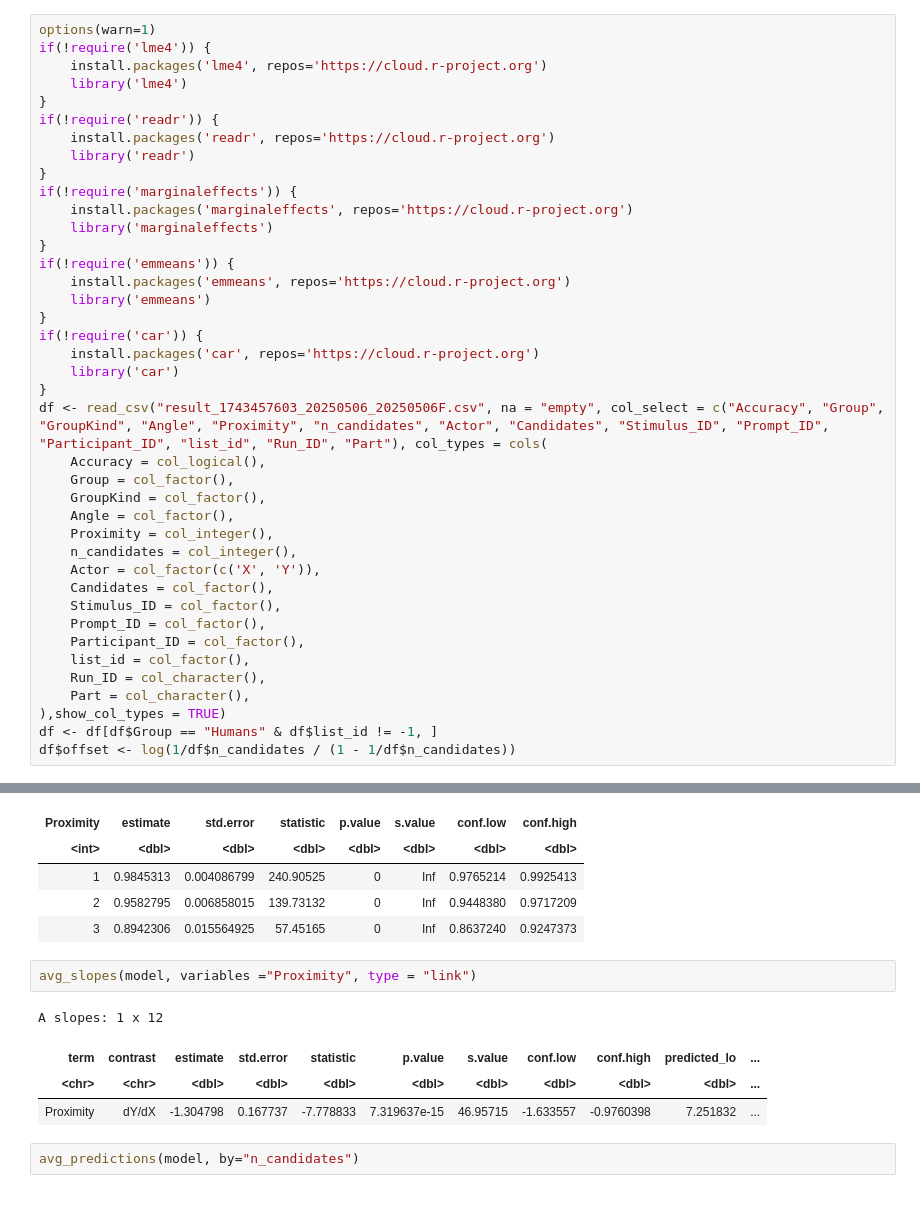
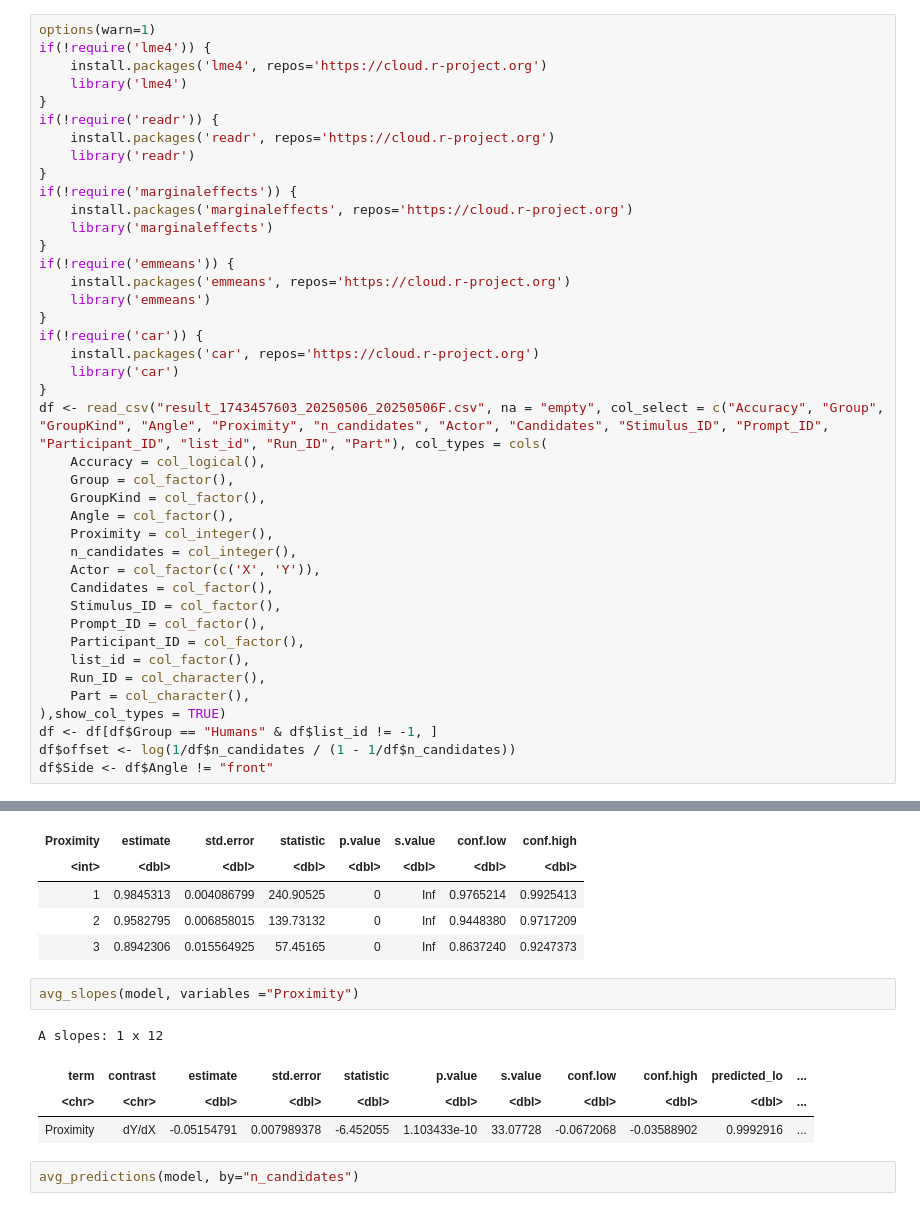
Before and after one commit to grow-ai-like-a-child/referential-gaze, a Jupyter notebook: human.ipynb, the cells around one changed output, grey strips where cells are left out. Cells and saved outputs as stored; diff of their text form.

```diff
--- a/human.ipynb
+++ b/human.ipynb
@@ -40,6 +40,7 @@ df <- read_csv("result_1743457603_20250506_20250506F.csv", na = "empty", col_sel
 ),show_col_types = TRUE)
 df <- df[df$Group == "Humans" & df$list_id != -1, ]
 df$offset <- log(1/df$n_candidates / (1 - 1/df$n_candidates))
+df$Side <- df$Angle != "front"
 # %% [output]
 Loading required package: lme4
 
@@ -205,12 +229,12 @@ A predictions: 3 x 8
 | 2 | 0.9582795 | 0.006858015 | 139.73132 | 0 | Inf | 0.9448380 | 0.9717209 |
 | 3 | 0.8942306 | 0.015564925 | 57.45165 | 0 | Inf | 0.8637240 | 0.9247373 |
 # %%
-avg_slopes(model, variables ="Proximity", type = "link")
+avg_slopes(model, variables ="Proximity")
 # %% [output]
 A slopes: 1 x 12
 | term | contrast | estimate | std.error | statistic | p.value | s.value | conf.low | conf.high | predicted_lo | ... |
 | <chr> | <chr> | <dbl> | <dbl> | <dbl> | <dbl> | <dbl> | <dbl> | <dbl> | <dbl> | ... |
-| Proximity | dY/dX | -1.304798 | 0.167737 | -7.778833 | 7.319637e-15 | 46.95715 | -1.633557 | -0.9760398 | 7.251832 | ... |
+| Proximity | dY/dX | -0.05154791 | 0.007989378 | -6.452055 | 1.103433e-10 | 33.07728 | -0.0672068 | -0.03588902 | 0.9992916 | ... |
 # %%
 avg_predictions(model, by="n_candidates")
 # %% [output]
```
Also changed, not shown: parts of 4 cells of this notebook, 1 other file.
